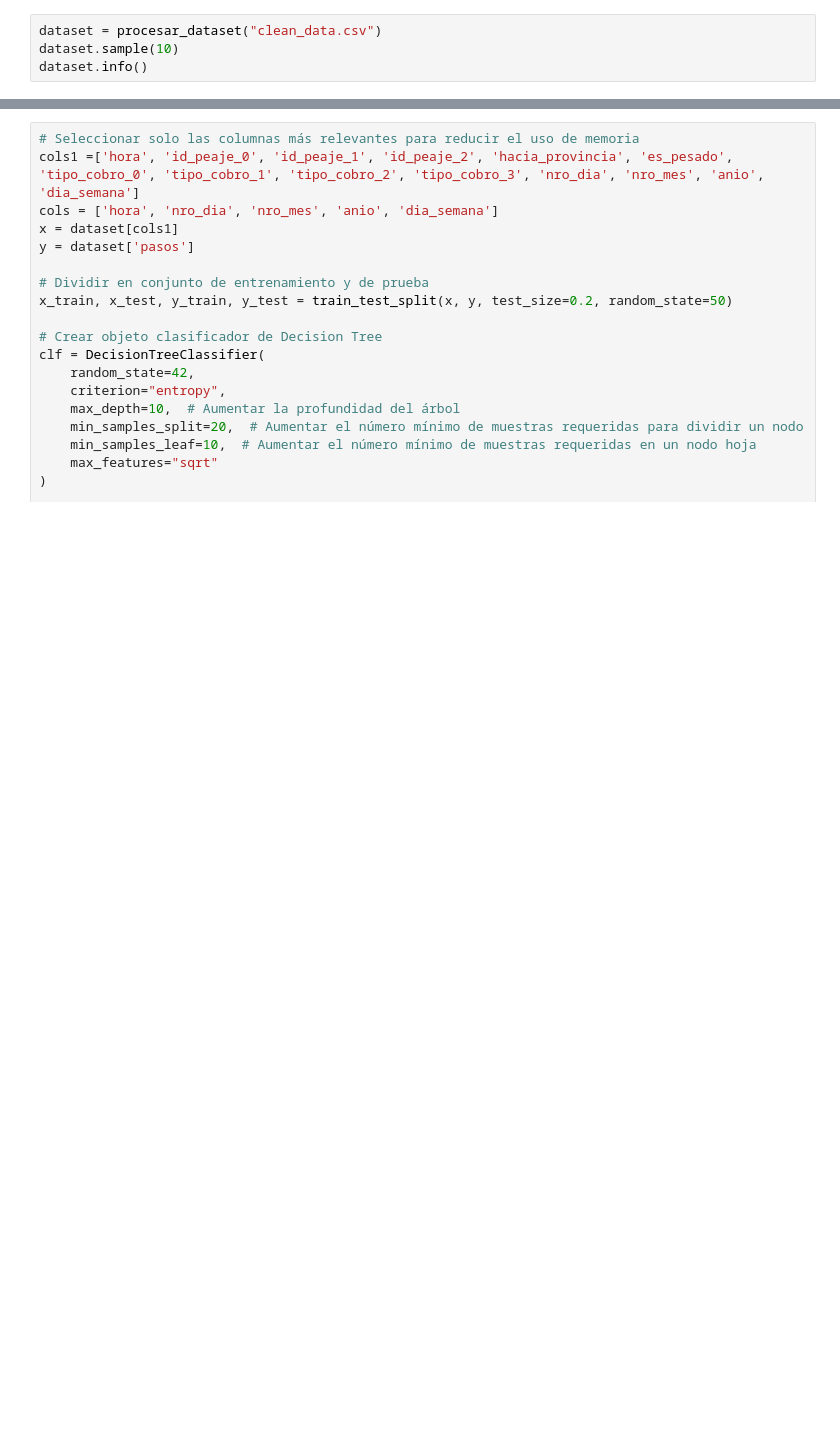
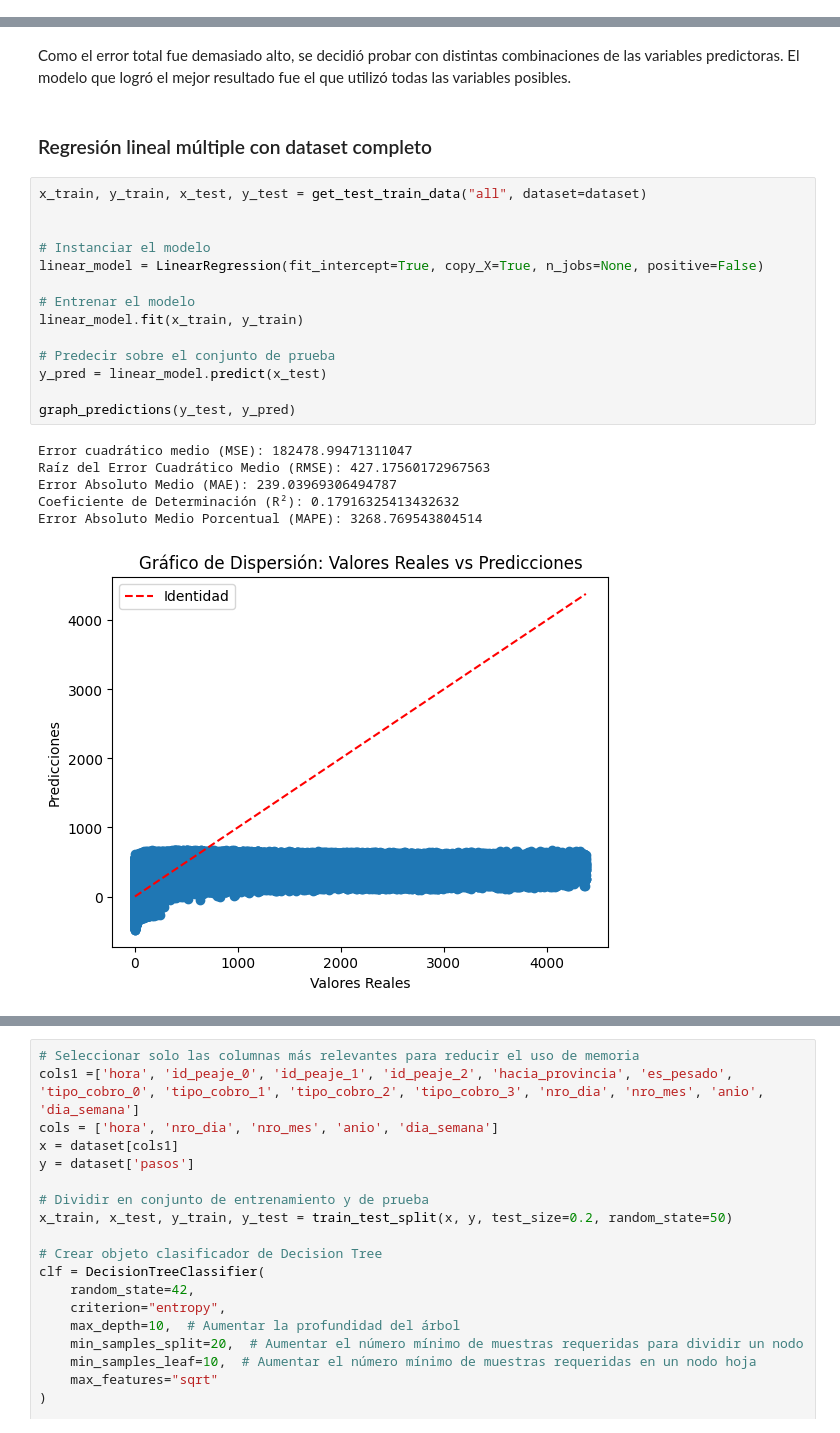
Before and after one commit to GuadiAguilera/TP_CDD, a Jupyter notebook: G13_Trabajo_Practico_Entrega_3.ipynb, the cells around one changed output, grey strips where cells are left out. Saved outputs shown, nothing was run; the diff lists cells and outputs as text; blank space fills up the shorter version.

Commit message:
Mejores comentarios y fusión con mi rama

```diff
--- a/G13_Trabajo_Practico_Entrega_3.ipynb
+++ b/G13_Trabajo_Practico_Entrega_3.ipynb
@@ -130,4 +0,0 @@ def graph_predictions(y_test, y_pred):
-# %%
-dataset = procesar_dataset("clean_data.csv")
-dataset.sample(10)
-dataset.info()
@@ -290,0 +252,25 @@ Error Absoluto Medio Porcentual (MAPE): 2117.8977341785094
+# %% [markdown]
+Como el error total fue demasiado alto, se decidió probar con distintas combinaciones de las variables predictoras. El modelo que logró el mejor resultado fue el que utilizó todas las variables posibles.
+# %% [markdown]
+### Regresión lineal múltiple con dataset completo
+# %%
+x_train, y_train, x_test, y_test = get_test_train_data("all", dataset=dataset)
+
+
+# Instanciar el modelo
+linear_model = LinearRegression(fit_intercept=True, copy_X=True, n_jobs=None, positive=False)
+
+# Entrenar el modelo
+linear_model.fit(x_train, y_train)
+
+# Predecir sobre el conjunto de prueba
+y_pred = linear_model.predict(x_test)
+
+graph_predictions(y_test, y_pred)
+# %% [output]
+Error cuadrático medio (MSE): 182478.99471311047
+Raíz del Error Cuadrático Medio (RMSE): 427.17560172967563
+Error Absoluto Medio (MAE): 239.03969306494787
+Coeficiente de Determinación (R²): 0.17916325413432632
+Error Absoluto Medio Porcentual (MAPE): 3268.769543804514
+[figure, added]
```
Also changed, not shown: parts of 42 cells of this notebook.
